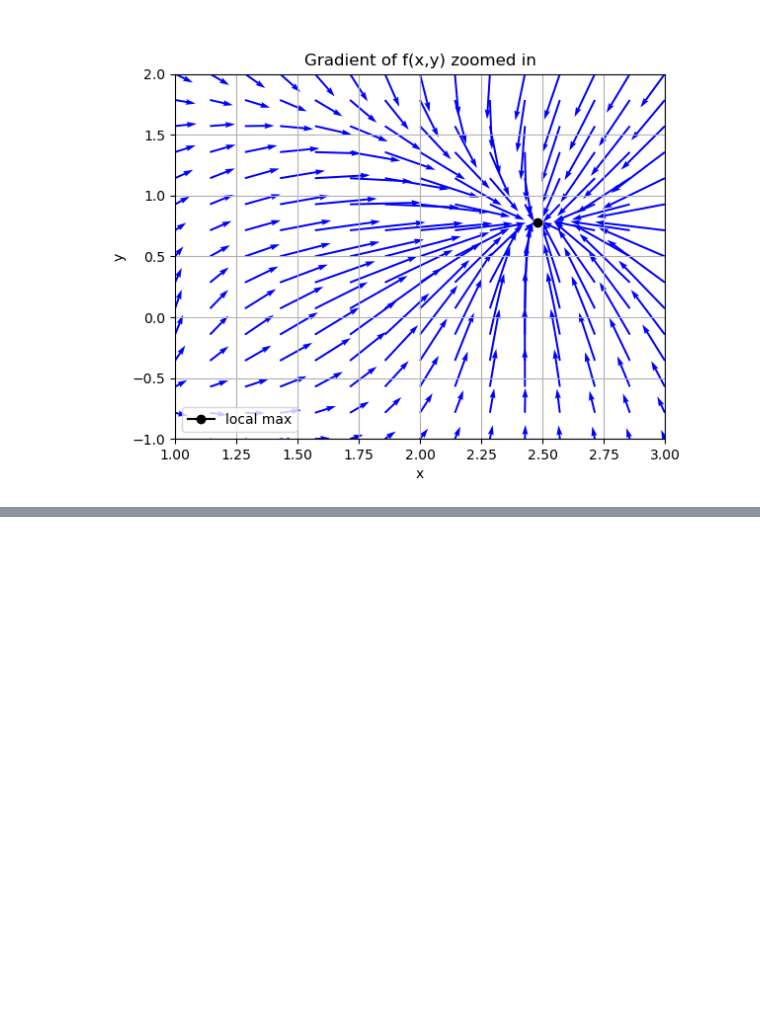
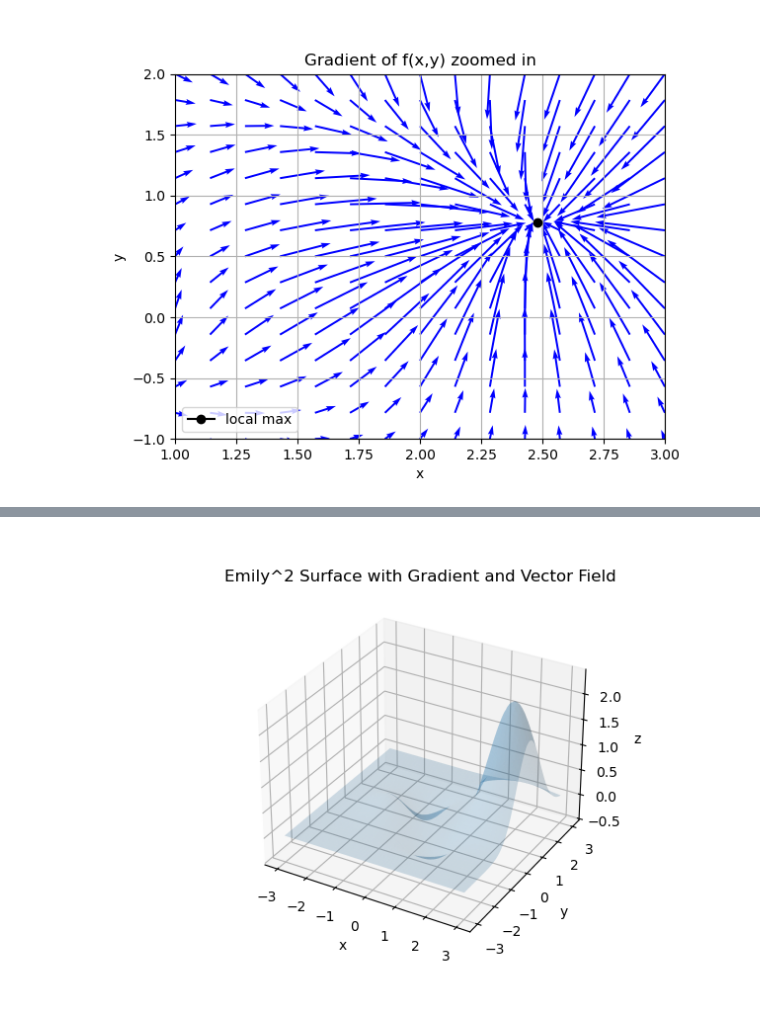
Before and after one commit to e-middleton/calcIII, a Jupyter notebook: surface.ipynb, the cells around one changed output, grey strips where cells are left out. Cells and saved outputs as stored; diff of their text form; code cells hidden in the pictures; blank space fills up the shorter version.

```diff
--- a/surface.ipynb
+++ b/surface.ipynb
@@ -286,0 +353,55 @@ plt.show()
+# %%
+plt.close('all')
+
+fig = plt.figure()
+ax = fig.add_subplot(111, projection='3d')
+ax.plot_surface(X,Y,Z, alpha=0.2) # alpha controls transparency 1:opaque 0:clear
+ax.set_xlabel('x')
+ax.set_ylabel('y')
+ax.set_zlabel('z')
+plt.title("Emily^2 Surface with Gradient and Vector Field")
+plt.show()
+
+# sample the surface
+numVec = 4
+rangeX = [-2,2]
+rangeY = [-2,2]
+
+xs = np.linspace(rangeX[0],rangeX[1],numVec)
+ys = np.linspace(rangeY[0], rangeY[1],numVec)
+
+# get numerical values
+f_numpy = sp.lambdify((x, y), f, "numpy")
+xvals, yvals = np.meshgrid(xs, ys)
+zvals = f_numpy(xvals, yvals)
+
+vecX = np.zeros_like(xvals)
+vecY = np.zeros_like(yvals)
+vecZ = np.ones_like(zvals)
+
+# gradient field
+fx = diff(f, x)
+fy = diff(f, y)
+# normal vector: n = rx ×ry = ⟨−fx,−fy , 1⟩
+
+fx_np = sp.lambdify((x,y), fx, "numpy")
+fy_np = sp.lambdify((x,y), fy, "numpy")
+
+compx = -1*fx_np(xvals+0.1, yvals) / ((fx_np(xvals+0.1, yvals)**2 + fy_np(xvals+0.1, yvals)**2 + 1)**(1/2))
+compy = -1*fy_np(xvals+0.1, yvals) / ((fx_np(xvals+0.1,yvals)**2 + fy_np(xvals+0.1,yvals)**2 + 1)**(1/2))
+compz = 1 / ((fx_np(xvals+0.1,yvals)**2 + fy_np(xvals+0.1,yvals)**2 + 1)**(1/2))
+
+ax.quiver(
+    xvals, yvals, zvals, # location for vectors
+    xvals/(xvals**2 + yvals**2+zvals**2)**(1/2), yvals/(xvals**2 + yvals**2+zvals**2)**(1/2), zvals/(xvals**2 + yvals**2+zvals**2)**(1/2), # vector component values
+    color='g'
+);
+
+# gradient
+ax.quiver(
+    xvals+0.1, yvals, zvals,
+    compx, compy, compz,
+    color='r'
+);
+# %% [output]
+[figure, added]
```
Also changed, not shown: parts of 7 cells of this notebook.
